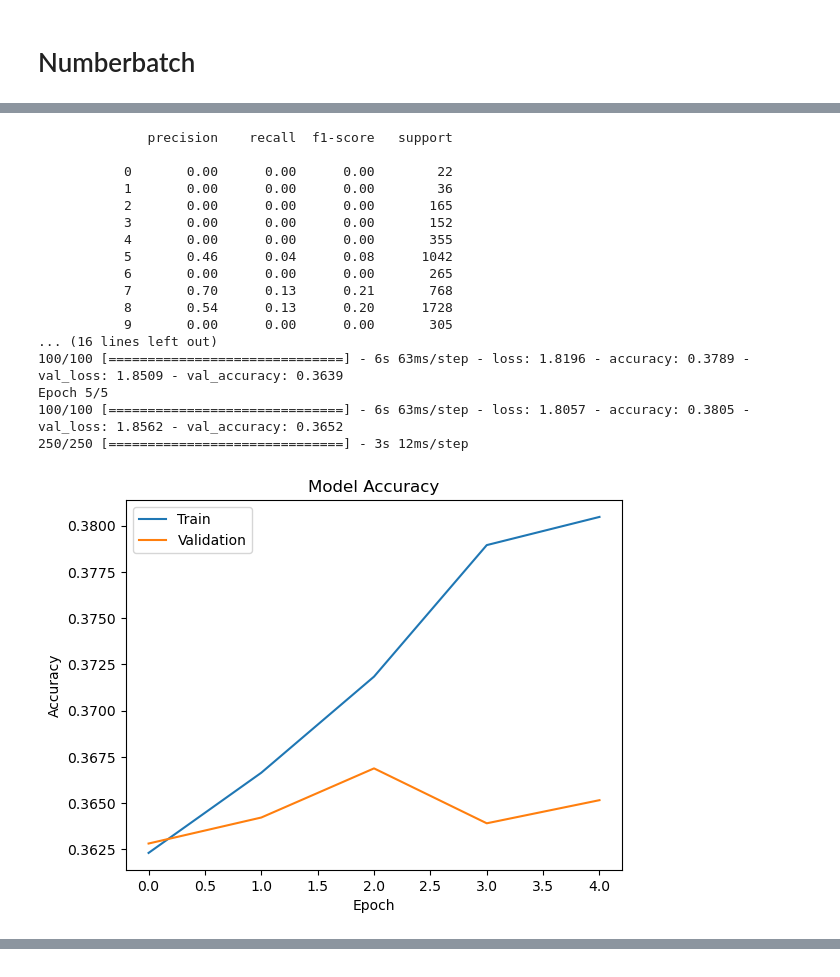
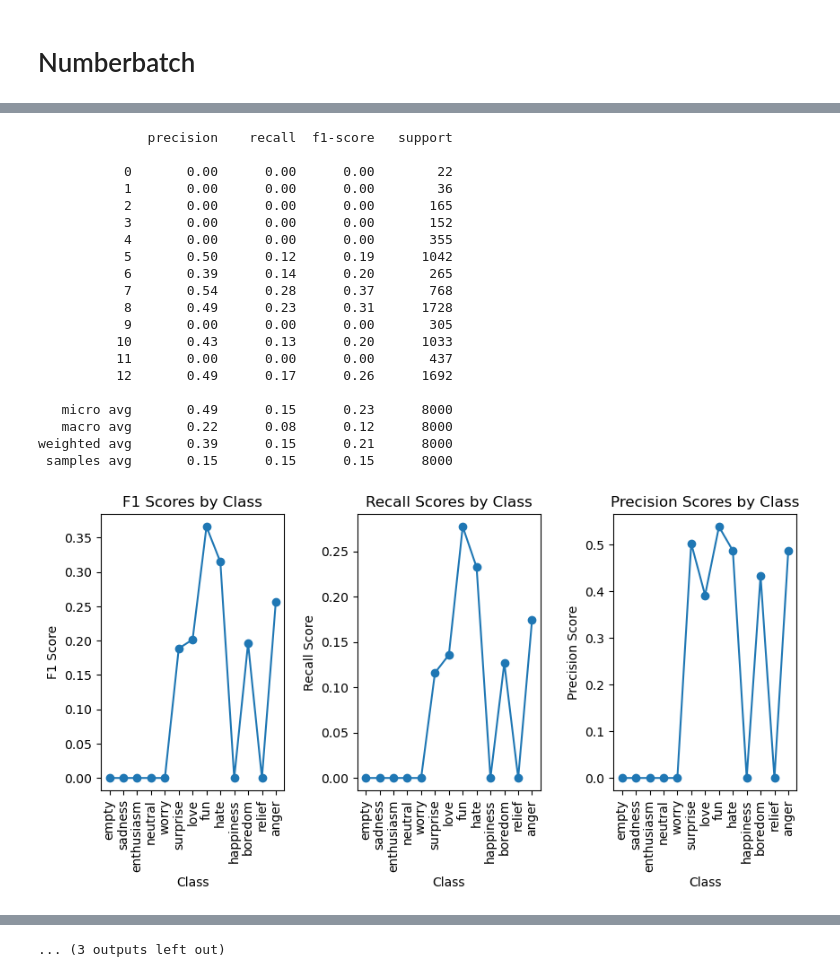
Before and after one commit to S-Bryce/ML-Lab-7, a Jupyter notebook: main.ipynb, the cells around one changed output, grey strips where cells are left out. Cells and saved outputs as stored; diff of their text form; code cells hidden in the pictures.

```diff
--- a/main.ipynb
+++ b/main.ipynb
@@ -325,0 +553,19 @@ weighted avg       0.52      0.19      0.26      8000
+# %%
+# GRU RNN
+model_gru = Sequential()
+model_gru.add(Embedding(num_vocab, 300, weights=[embedding_matrix_glove], input_length=300, trainable=False))
+model_gru.add(Bidirectional(CuDNNGRU(32, recurrent_regularizer=regularizers.l2(0.15))))
+model_gru.add(Dense(13, activation="softmax"))
+model_gru.compile(optimizer="adam", loss="categorical_crossentropy", metrics=["accuracy"])
+
+
+# Default padding is to the longest sequence
+for train_index, test_index in sss.split(sequences, target):
+    X_train, X_test = final_seqs[train_index], final_seqs[test_index]
+    y_train, y_test = target[train_index], target[test_index]
+
+    hist = model_gru.fit(X_train, y_train, epochs=30, batch_size=256, validation_split=0.2)
+    y_pred = np.rint(model_gru.predict(X_test))
+    plot_history(hist)
+    print(classification_report(y_test, y_pred, zero_division=0))
+    plot_metrics(classification_report(y_test, y_pred, zero_division=0, output_dict=True))
@@ -325,0 +674,20 @@ weighted avg       0.52      0.19      0.26      8000
+# %%
+# GRU RNN
+model_multichain_gru = Sequential()
+model_multichain_gru.add(Embedding(num_vocab, 300, weights=[embedding_matrix_glove], input_length=300, trainable=False))
+model_multichain_gru.add(Bidirectional(CuDNNGRU(32, return_sequences=True)))
+model_multichain_gru.add(Bidirectional(CuDNNGRU(32, recurrent_regularizer=regularizers.l2(0.15))))
+model_multichain_gru.add(Dense(13, activation="softmax"))
+model_multichain_gru.compile(optimizer="adam", loss="categorical_crossentropy", metrics=["accuracy"])
+
+
+# Default padding is to the longest sequence
+for train_index, test_index in sss.split(sequences, target):
+    X_train, X_test = final_seqs[train_index], final_seqs[test_index]
+    y_train, y_test = target[train_index], target[test_index]
+
+    hist = model_multichain_gru.fit(X_train, y_train, epochs=30, batch_size=256, validation_split=0.2)
+    y_pred = np.rint(model_multichain_gru.predict(X_test))
+    plot_history(hist)
+    print(classification_report(y_test, y_pred, zero_division=0))
+    plot_metrics(classification_report(y_test, y_pred, zero_division=0, output_dict=True))
@@ -353,10 +821,9 @@ for train_index, test_index in sss.split(sequences, target):
     X_train, X_test = final_seqs[train_index], final_seqs[test_index]
     y_train, y_test = target[train_index], target[test_index]
 
-    # hist = model_bi_lstm.fit(X_train, y_train, epochs=100, batch_size=256, validation_split=0.2)
-    hist = model_bi_lstm.fit(X_train, y_train, epochs=5, batch_size=256, validation_split=0.2)
+    hist = model_bi_lstm.fit(X_train, y_train, epochs=30, batch_size=256, validation_split=0.2)
     y_pred = np.rint(model_bi_lstm.predict(X_test))
     plot_history(hist)
-    plot_metrics(y_test, y_pred)
     print(classification_report(y_test, y_pred, zero_division=0))
+    plot_metrics(classification_report(y_test, y_pred, zero_division=0, output_dict=True))
 # %% [output]
@@ -376,18 +849,21 @@ Epoch 5/5
               precision    recall  f1-score   support
 
            0       0.00      0.00      0.00        22
            1       0.00      0.00      0.00        36
            2       0.00      0.00      0.00       165
            3       0.00      0.00      0.00       152
            4       0.00      0.00      0.00       355
-           5       0.46      0.04      0.08      1042
-           6       0.00      0.00      0.00       265
-           7       0.70      0.13      0.21       768
-           8       0.54      0.13      0.20      1728
+           5       0.50      0.12      0.19      1042
+           6       0.39      0.14      0.20       265
+           7       0.54      0.28      0.37       768
+           8       0.49      0.23      0.31      1728
            9       0.00      0.00      0.00       305
-... (16 lines left out)
-100/100 [==============================] - 6s 63ms/step - loss: 1.8196 - accuracy: 0.3789 - val_loss: 1.8509 - val_accuracy: 0.3639
-Epoch 5/5
-100/100 [==============================] - 6s 63ms/step - loss: 1.8057 - accuracy: 0.3805 - val_loss: 1.8562 - val_accuracy: 0.3652
-250/250 [==============================] - 3s 12ms/step
+          10       0.43      0.13      0.20      1033
+          11       0.00      0.00      0.00       437
+          12       0.49      0.17      0.26      1692
+
+   micro avg       0.49      0.15      0.23      8000
+   macro avg       0.22      0.08      0.12      8000
+weighted avg       0.39      0.15      0.21      8000
+ samples avg       0.15      0.15      0.15      8000
-[figure, old version]
+[figure, new version]
@@ -433,0 +928 @@ weighted avg       0.45      0.10      0.16      8000
+... (3 outputs left out)
```
Also changed, not shown: parts of 11 cells of this notebook.
